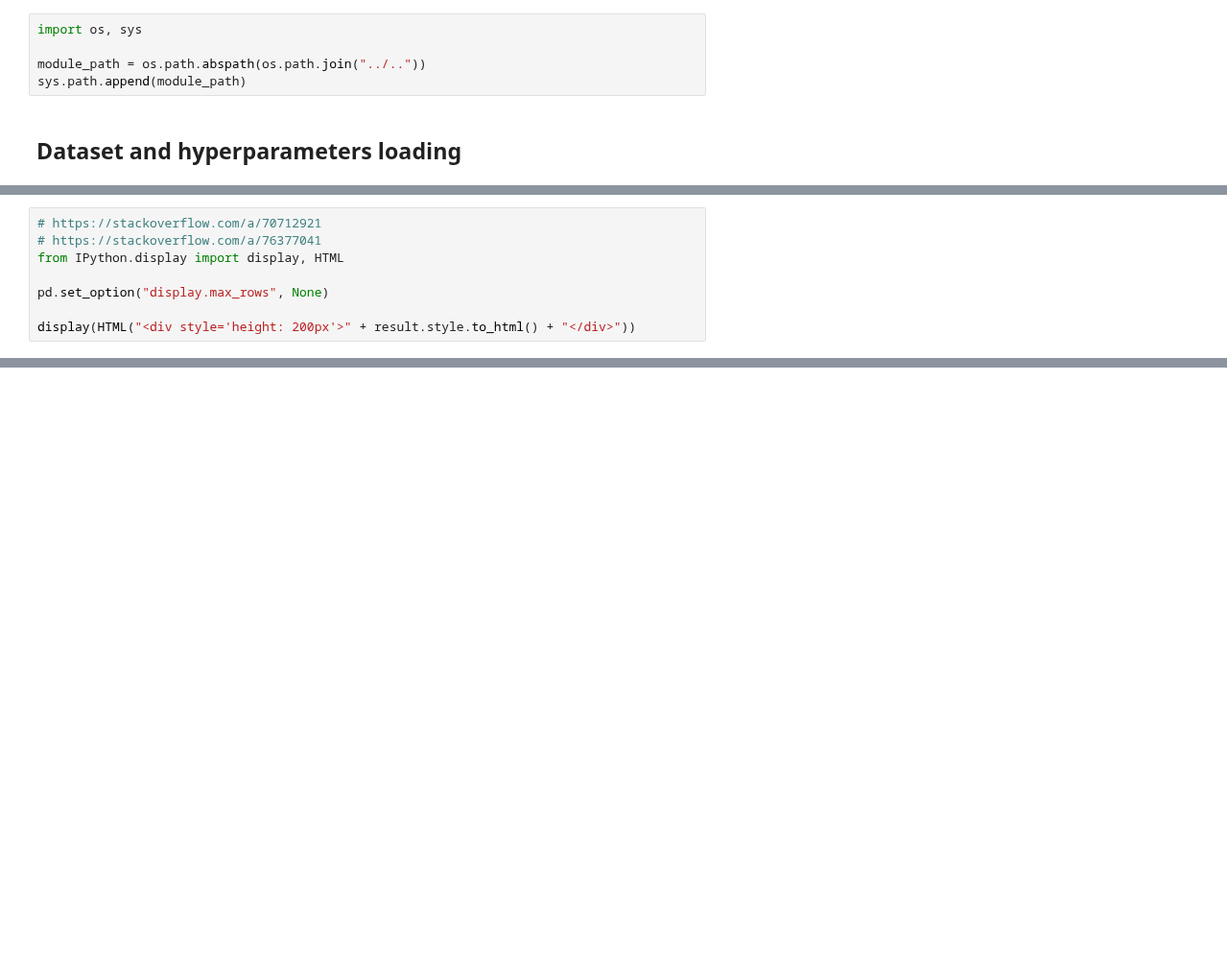
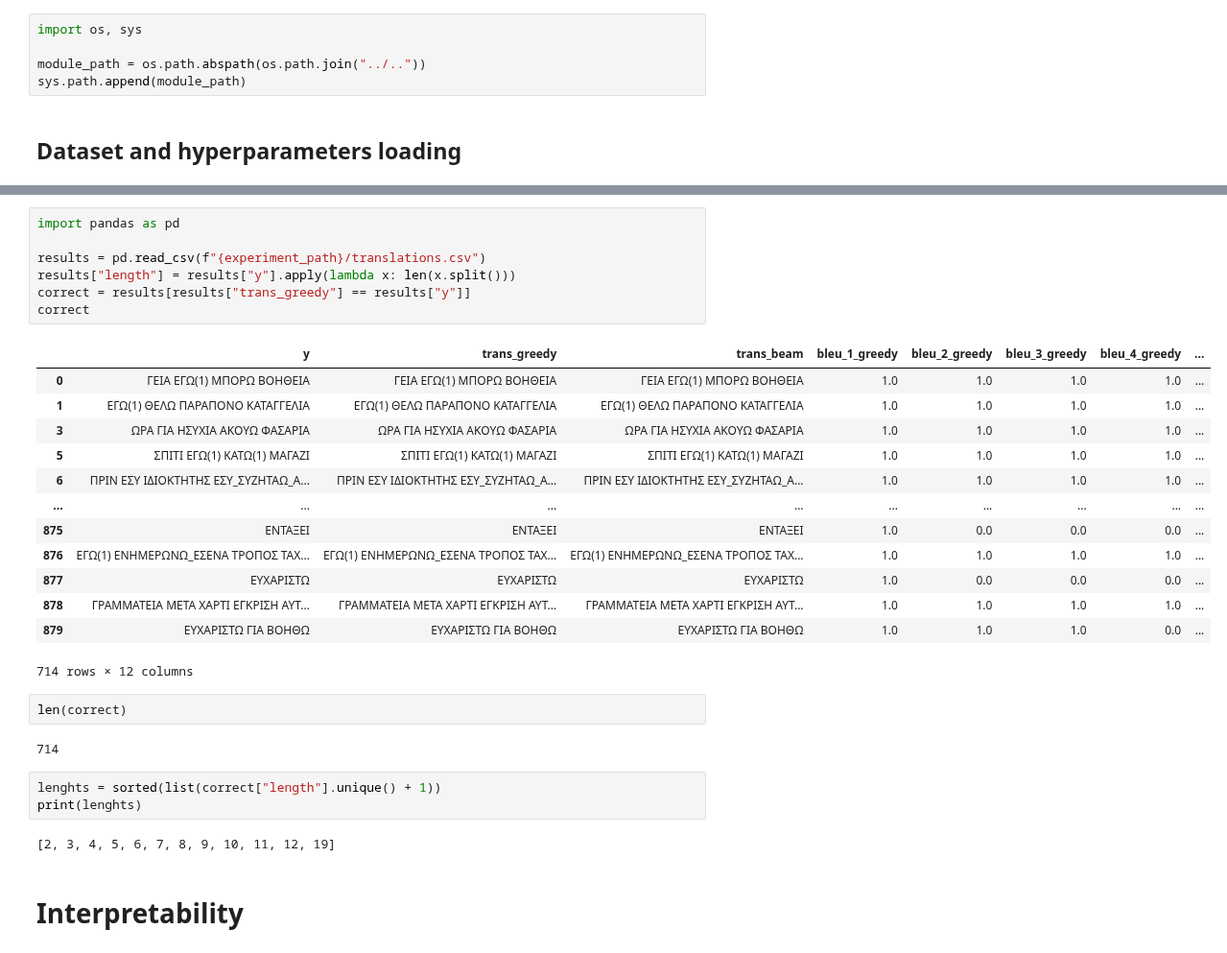
Before and after one commit to pedroodb/sign_attention, a Jupyter notebook: src/interp_all.ipynb, the cells around one changed output, grey strips where cells are left out. Shown at 96% size. Cells and saved outputs as stored; diff of their text form; blank space fills up the shorter version.

```diff
--- a/src/interp_all.ipynb
+++ b/src/interp_all.ipynb
@@ -165,8 +10,0 @@ result.to_csv(f"{output_path}/class_percentages.csv")
-# %%
-# https://stackoverflow.com/a/70712921
-# https://stackoverflow.com/a/76377041
-from IPython.display import display, HTML
-
-pd.set_option("display.max_rows", None)
-
-display(HTML("<div style='height: 200px'>" + result.style.to_html() + "</div>"))
@@ -393,0 +46,32 @@ Processing poses with 1 words...
+# %%
+import pandas as pd
+
+results = pd.read_csv(f"{experiment_path}/translations.csv")
+results["length"] = results["y"].apply(lambda x: len(x.split()))
+correct = results[results["trans_greedy"] == results["y"]]
+correct
+# %% [output]
+|  | y | trans_greedy | trans_beam | bleu_1_greedy | bleu_2_greedy | bleu_3_greedy | bleu_4_greedy | ... |
+| 0 | ΓΕΙΑ ΕΓΩ(1) ΜΠΟΡΩ ΒΟΗΘΕΙΑ | ΓΕΙΑ ΕΓΩ(1) ΜΠΟΡΩ ΒΟΗΘΕΙΑ | ΓΕΙΑ ΕΓΩ(1) ΜΠΟΡΩ ΒΟΗΘΕΙΑ | 1.0 | 1.0 | 1.0 | 1.0 | ... |
+| 1 | ΕΓΩ(1) ΘΕΛΩ ΠΑΡΑΠΟΝΟ ΚΑΤΑΓΓΕΛΙΑ | ΕΓΩ(1) ΘΕΛΩ ΠΑΡΑΠΟΝΟ ΚΑΤΑΓΓΕΛΙΑ | ΕΓΩ(1) ΘΕΛΩ ΠΑΡΑΠΟΝΟ ΚΑΤΑΓΓΕΛΙΑ | 1.0 | 1.0 | 1.0 | 1.0 | ... |
+| 3 | ΩΡΑ ΓΙΑ ΗΣΥΧΙΑ ΑΚΟΥΩ ΦΑΣΑΡΙΑ | ΩΡΑ ΓΙΑ ΗΣΥΧΙΑ ΑΚΟΥΩ ΦΑΣΑΡΙΑ | ΩΡΑ ΓΙΑ ΗΣΥΧΙΑ ΑΚΟΥΩ ΦΑΣΑΡΙΑ | 1.0 | 1.0 | 1.0 | 1.0 | ... |
+| 5 | ΣΠΙΤΙ ΕΓΩ(1) ΚΑΤΩ(1) ΜΑΓΑΖΙ | ΣΠΙΤΙ ΕΓΩ(1) ΚΑΤΩ(1) ΜΑΓΑΖΙ | ΣΠΙΤΙ ΕΓΩ(1) ΚΑΤΩ(1) ΜΑΓΑΖΙ | 1.0 | 1.0 | 1.0 | 1.0 | ... |
+| 6 | ΠΡΙΝ ΕΣΥ ΙΔΙΟΚΤΗΤΗΣ ΕΣΥ_ΣΥΖΗΤΑΩ_Α... | ΠΡΙΝ ΕΣΥ ΙΔΙΟΚΤΗΤΗΣ ΕΣΥ_ΣΥΖΗΤΑΩ_Α... | ΠΡΙΝ ΕΣΥ ΙΔΙΟΚΤΗΤΗΣ ΕΣΥ_ΣΥΖΗΤΑΩ_Α... | 1.0 | 1.0 | 1.0 | 1.0 | ... |
+| ... | ... | ... | ... | ... | ... | ... | ... | ... |
+| 875 | ΕΝΤΑΞΕΙ | ΕΝΤΑΞΕΙ | ΕΝΤΑΞΕΙ | 1.0 | 0.0 | 0.0 | 0.0 | ... |
+| 876 | ΕΓΩ(1) ΕΝΗΜΕΡΩΝΩ_ΕΣΕΝΑ ΤΡΟΠΟΣ ΤΑΧ... | ΕΓΩ(1) ΕΝΗΜΕΡΩΝΩ_ΕΣΕΝΑ ΤΡΟΠΟΣ ΤΑΧ... | ΕΓΩ(1) ΕΝΗΜΕΡΩΝΩ_ΕΣΕΝΑ ΤΡΟΠΟΣ ΤΑΧ... | 1.0 | 1.0 | 1.0 | 1.0 | ... |
+| 877 | ΕΥΧΑΡΙΣΤΩ | ΕΥΧΑΡΙΣΤΩ | ΕΥΧΑΡΙΣΤΩ | 1.0 | 0.0 | 0.0 | 0.0 | ... |
+| 878 | ΓΡΑΜΜΑΤΕΙΑ ΜΕΤΑ ΧΑΡΤΙ ΕΓΚΡΙΣΗ ΑΥΤ... | ΓΡΑΜΜΑΤΕΙΑ ΜΕΤΑ ΧΑΡΤΙ ΕΓΚΡΙΣΗ ΑΥΤ... | ΓΡΑΜΜΑΤΕΙΑ ΜΕΤΑ ΧΑΡΤΙ ΕΓΚΡΙΣΗ ΑΥΤ... | 1.0 | 1.0 | 1.0 | 1.0 | ... |
+| 879 | ΕΥΧΑΡΙΣΤΩ ΓΙΑ ΒΟΗΘΩ | ΕΥΧΑΡΙΣΤΩ ΓΙΑ ΒΟΗΘΩ | ΕΥΧΑΡΙΣΤΩ ΓΙΑ ΒΟΗΘΩ | 1.0 | 1.0 | 1.0 | 0.0 | ... |
+714 rows × 12 columns
+# %%
+len(correct)
+# %% [output]
+714
+# %%
+lenghts = sorted(list(correct["length"].unique() + 1))
+print(lenghts)
+# %% [output]
+[2, 3, 4, 5, 6, 7, 8, 9, 10, 11, 12, 19]
+# %% [markdown]
+# Interpretability
```
Also changed, not shown: parts of 32 cells of this notebook, 3 other files.
